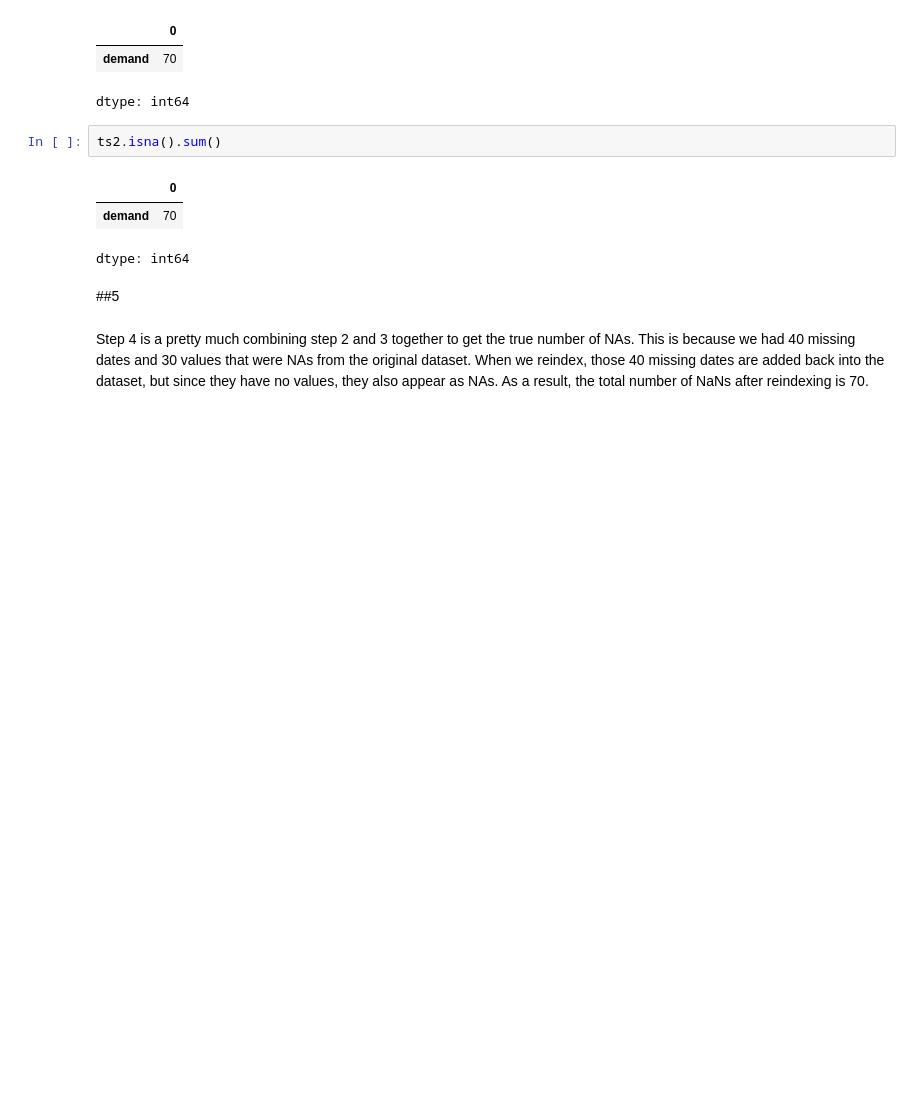
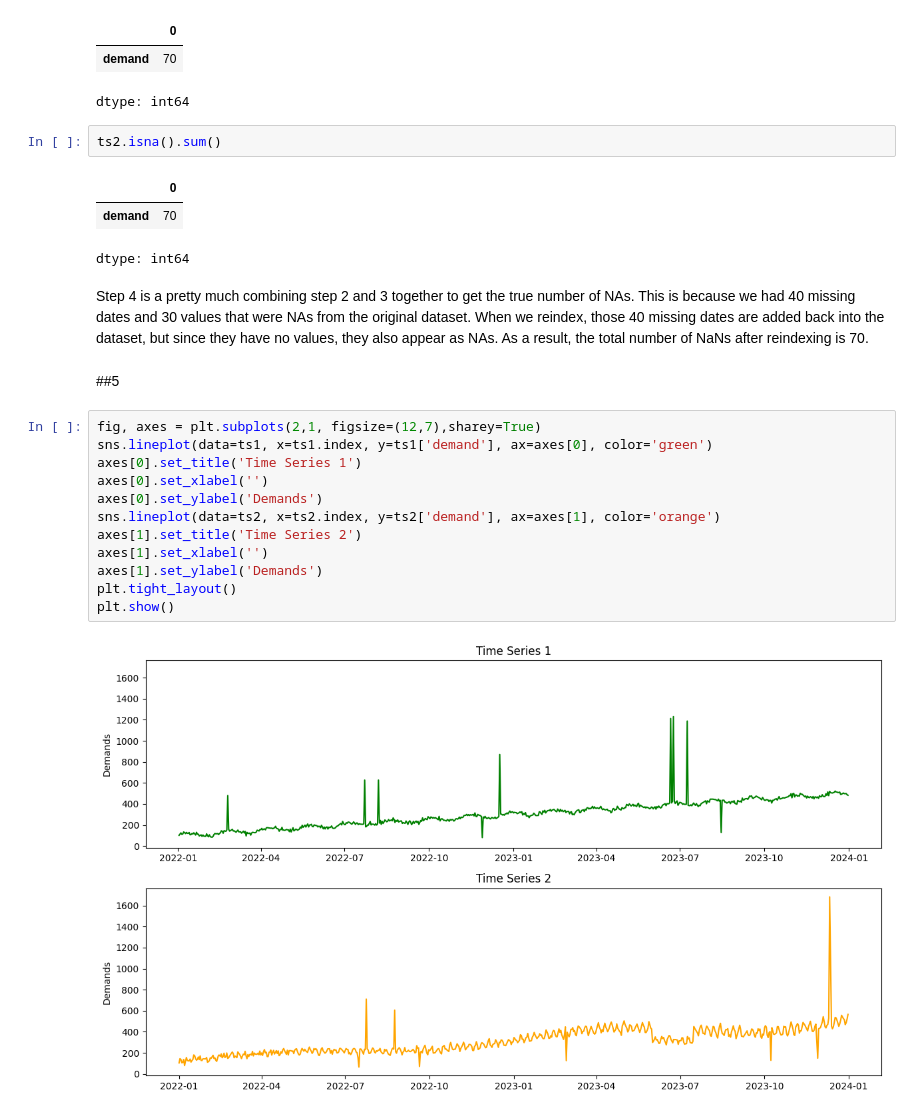
Before and after one commit to ccyang8792/ccyang8792.github.io, a Jupyter notebook: ts_[Yang].ipynb, the cells around one changed output. Cells and saved outputs as stored; diff of their text form; blank space fills up the shorter version.

```diff
--- a/ts_[Yang].ipynb
+++ b/ts_[Yang].ipynb
@@ -108,7 +111,21 @@ ts2.isna().sum()
 |  | 0 |
 | demand | 70 |
 dtype: int64
+# %% [markdown]
+Step 4 is a pretty much combining step 2 and 3 together to get the true number of NAs.  This is because we had 40 missing dates and 30 values that were NAs from the original dataset.  When we reindex, those 40 missing dates are added back into the dataset, but since they have no values, they also appear as NAs.  As a result, the total number of NaNs after reindexing is 70.
 # %% [markdown]
 ##5
-# %% [markdown]
-Step 4 is a pretty much combining step 2 and 3 together to get the true number of NAs.  This is because we had 40 missing dates and 30 values that were NAs from the original dataset.  When we reindex, those 40 missing dates are added back into the dataset, but since they have no values, they also appear as NAs.  As a result, the total number of NaNs after reindexing is 70.
+# %%
+fig, axes = plt.subplots(2,1, figsize=(12,7),sharey=True)
+sns.lineplot(data=ts1, x=ts1.index, y=ts1['demand'], ax=axes[0], color='green')
+axes[0].set_title('Time Series 1')
+axes[0].set_xlabel('')
+axes[0].set_ylabel('Demands')
+sns.lineplot(data=ts2, x=ts2.index, y=ts2['demand'], ax=axes[1], color='orange')
+axes[1].set_title('Time Series 2')
+axes[1].set_xlabel('')
+axes[1].set_ylabel('Demands')
+plt.tight_layout()
+plt.show()
+# %% [output]
+[figure, added]
```
Also changed, not shown: parts of 2 cells of this notebook.
